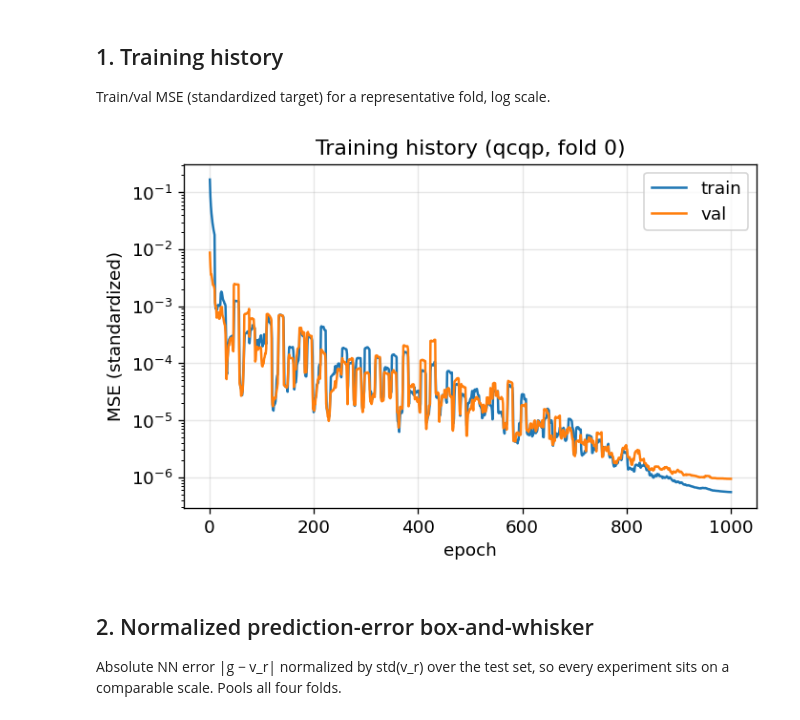
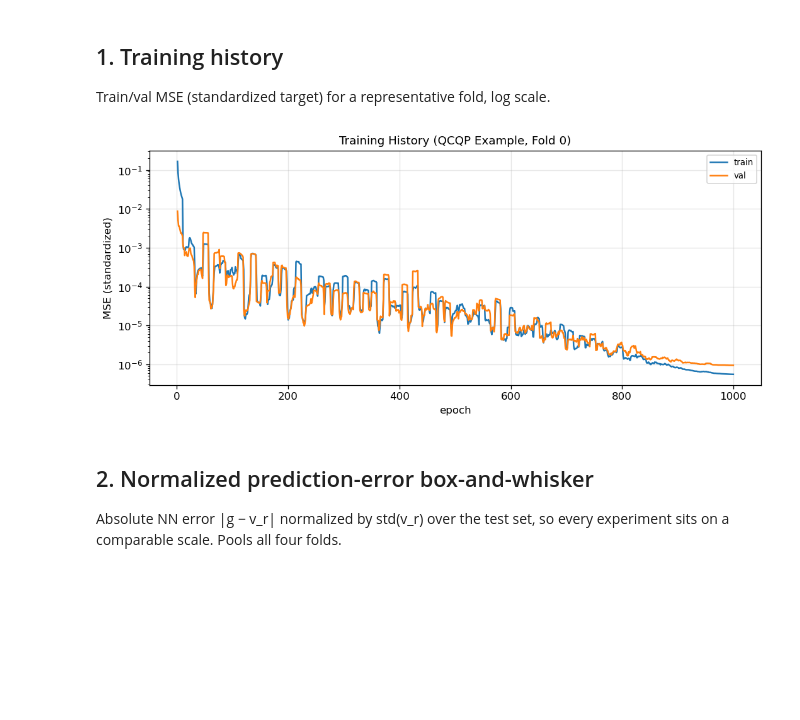
Before and after one commit to Charles-Gulian/nn-4-opt-cert, a Jupyter notebook: notebooks/paper_figures.ipynb, the cells around one changed output. Cells and saved outputs as stored; diff of their text form; code cells hidden in the pictures; blank space fills up the shorter version.

```diff
--- a/notebooks/paper_figures.ipynb
+++ b/notebooks/paper_figures.ipynb
@@ -21,15 +21,19 @@ plt.rcParams.update({'figure.dpi':120,'font.size':11,'axes.grid':True,'grid.alph
 Train/val MSE (standardized target) for a representative fold, log scale.
 # %%
 h = pd.read_csv(FIGS/'training_history_qcqp_fold0.csv')
-fig, ax = plt.subplots(figsize=(6,4))
+plt.rcParams['font.size'] = 10
+fig, ax = plt.subplots(figsize=(9,4))
 w = max(1, len(h)//100)
 ax.plot(h.epoch, h.train_mse.rolling(w,min_periods=1).mean(), label='train')
 ax.plot(h.epoch, h.val_mse.rolling(w,min_periods=1).mean(), label='val')
-ax.set_yscale('log'); ax.set_xlabel('epoch'); ax.set_ylabel('MSE (standardized)')
-ax.set_title('Training history (qcqp, fold 0)'); ax.legend()
+ax.set_yscale('log')
+ax.set_xlabel('epoch')
+ax.set_ylabel('MSE (standardized)')
+ax.set_title('Training History (QCQP Example, Fold 0)', fontsize=11)
+ax.legend(fontsize=10)
 fig.tight_layout(); fig.savefig(FIGS/'fig_training_history.pdf'); plt.show()
 # %% [output]
-[figure, old version]
+[figure, new version]
 # %% [markdown]
 ## 2. Normalized prediction-error box-and-whisker
 Absolute NN error |g − v_r| normalized by std(v_r) over the test set, so every
```
Also changed, not shown: parts of 6 cells of this notebook, 2 other files.
